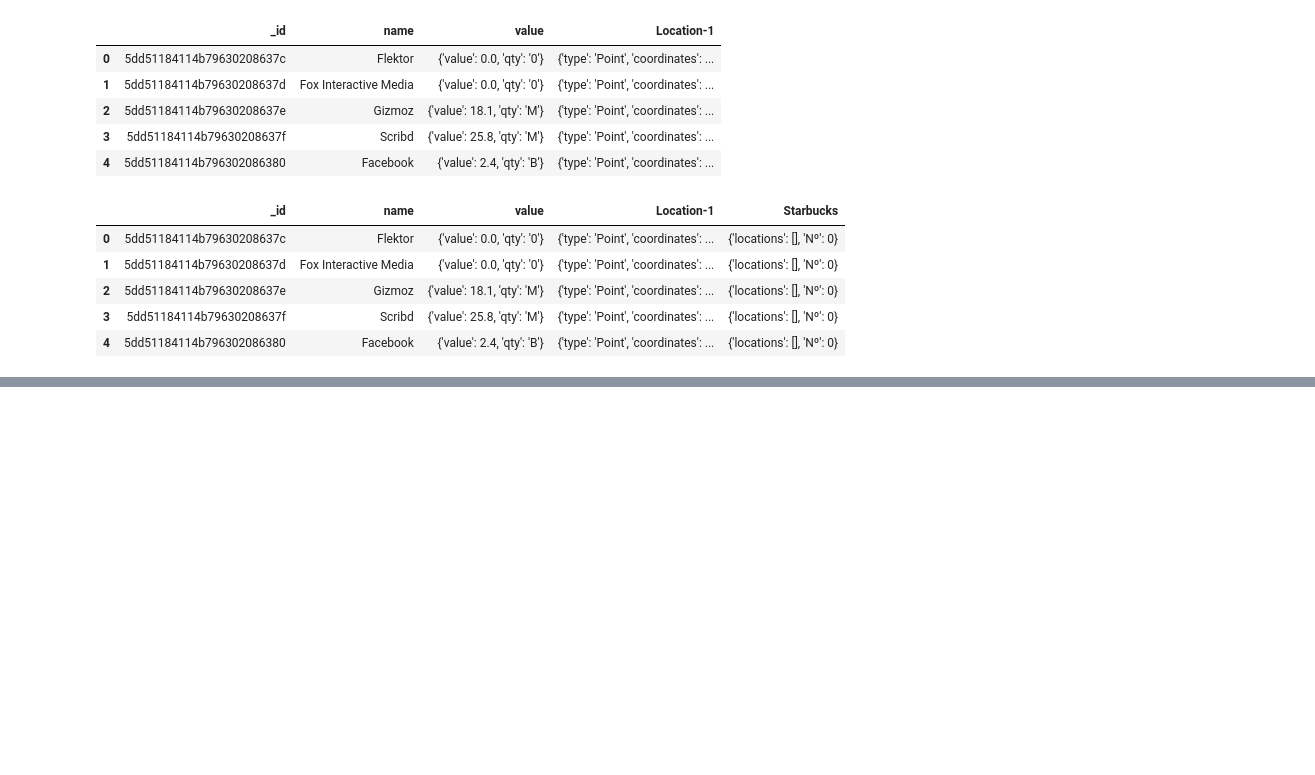
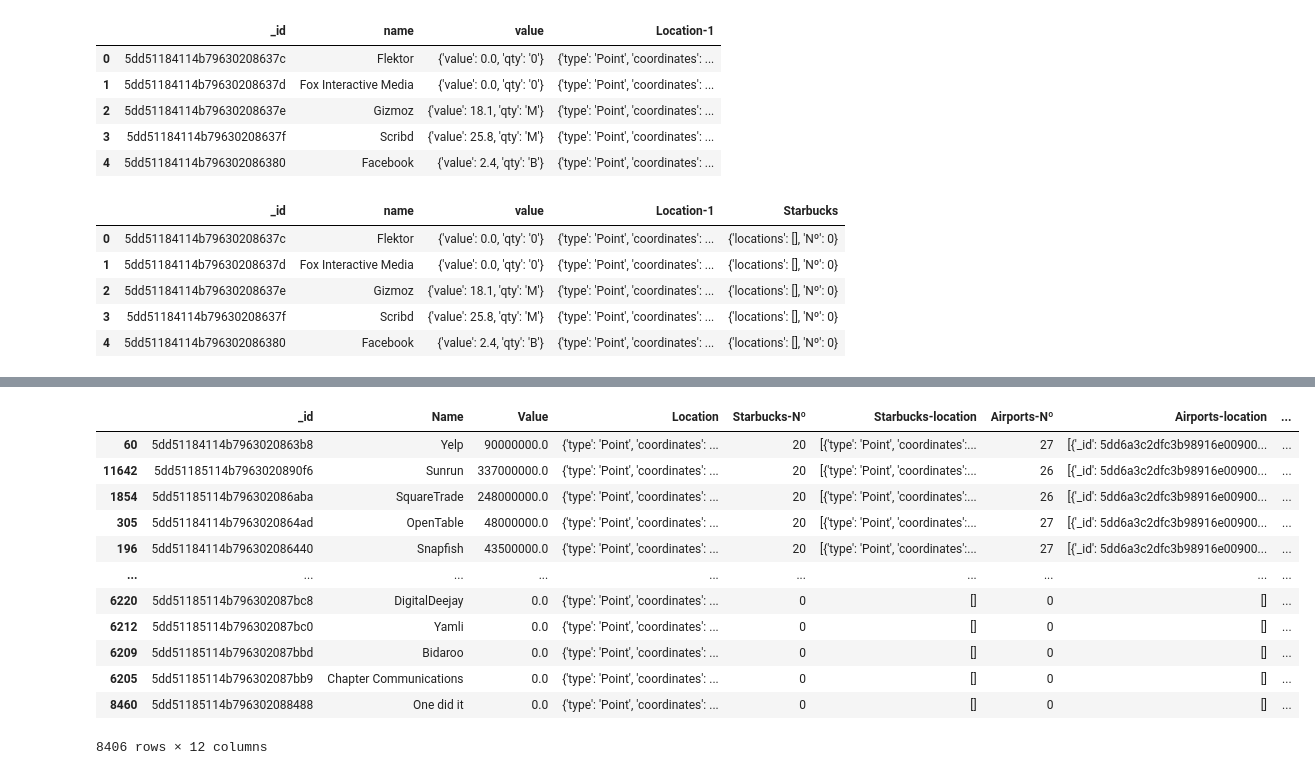
Before and after one commit to AlexMndzF/Geocoding_Project, a Jupyter notebook: test.ipynb, the cells around one changed output, grey strips where cells are left out. Drawn from its saved outputs; the diff is of its cells as text; code cells hidden in the pictures; blank space fills up the shorter version.

```diff
--- a/test.ipynb
+++ b/test.ipynb
@@ -245,0 +259,6 @@ coll_airports.create_index ([('geocode', pymongo.GEOSPHERE)])
+# %%
+nairports,location = transportloc(coll_3)
+# %%
+data['N-airports'] = nairports
+data['Location-airports'] = location
+data.head()
@@ -245,0 +272,24 @@ coll_airports.create_index ([('geocode', pymongo.GEOSPHERE)])
+# %%
+locationstarbucks = []
+numstarbucks = []
+valuelst = []
+#split Starbucks info
+for i in range(len(data['Starbucks'])):
+    locationstarbucks.append(data['Starbucks'].iloc[i]['locations'])
+    numstarbucks.append(data['Starbucks'].iloc[i]['Nº'])
+data['Starbucks-nº'] = numstarbucks
+data['Starbucks-location']  = locationstarbucks
+#split value info
+for i in range(len(data['value'])):
+    dic = {
+        'k':1000,
+        'M':1000000,
+        'B':1000000000
+    }
+    qty = data['value'].iloc[i]['qty']
+    value = float(data['value'].iloc[i]['value'])*dic.get(qty,1)
+    valuelst.append(value)
+data['val']=valuelst
+data = data[['_id','name','val','Location-1','Starbucks-nº','Starbucks-location','N-airports','Location-airports']]
+data.columns = ['_id','Name','Value','Location','Starbucks-Nº','Starbucks-location','Airports-Nº','Airports-location']
+data.head()
@@ -245,0 +303,25 @@ coll_airports.create_index ([('geocode', pymongo.GEOSPHERE)])
+# %%
+data['Value-Rank'] = data['Value'].rank(pct=True)
+data['Starbucks-Rank'] = data['Starbucks-Nº'].rank(pct=True)
+data['Airports-Rank'] = data['Airports-Nº'].rank(pct=True)
+
+rank = []
+for i in range(len(data['Value-Rank'])):
+    rank.append(data['Value-Rank'].iloc[i]*0.25+data['Starbucks-Rank'].iloc[i]*0.375+data['Airports-Rank'].iloc[i]*0.375)
+data['General-Rank'] = rank
+data = data.sort_values(by='General-Rank', ascending=False)
+data
+# %% [output]
+|  | _id | Name | Value | Location | Starbucks-Nº | Starbucks-location | Airports-Nº | Airports-location | ... |
+| 60 | 5dd51184114b7963020863b8 | Yelp | 90000000.0 | {'type': 'Point', 'coordinates': ... | 20 | [{'type': 'Point', 'coordinates':... | 27 | [{'_id': 5dd6a3c2dfc3b98916e00900... | ... |
+| 11642 | 5dd51185114b7963020890f6 | Sunrun | 337000000.0 | {'type': 'Point', 'coordinates': ... | 20 | [{'type': 'Point', 'coordinates':... | 26 | [{'_id': 5dd6a3c2dfc3b98916e00900... | ... |
+| 1854 | 5dd51185114b796302086aba | SquareTrade | 248000000.0 | {'type': 'Point', 'coordinates': ... | 20 | [{'type': 'Point', 'coordinates':... | 26 | [{'_id': 5dd6a3c2dfc3b98916e00900... | ... |
+| 305 | 5dd51184114b7963020864ad | OpenTable | 48000000.0 | {'type': 'Point', 'coordinates': ... | 20 | [{'type': 'Point', 'coordinates':... | 27 | [{'_id': 5dd6a3c2dfc3b98916e00900... | ... |
+| 196 | 5dd51184114b796302086440 | Snapfish | 43500000.0 | {'type': 'Point', 'coordinates': ... | 20 | [{'type': 'Point', 'coordinates':... | 27 | [{'_id': 5dd6a3c2dfc3b98916e00900... | ... |
+| ... | ... | ... | ... | ... | ... | ... | ... | ... | ... |
+| 6220 | 5dd51185114b796302087bc8 | DigitalDeejay | 0.0 | {'type': 'Point', 'coordinates': ... | 0 | [] | 0 | [] | ... |
+| 6212 | 5dd51185114b796302087bc0 | Yamli | 0.0 | {'type': 'Point', 'coordinates': ... | 0 | [] | 0 | [] | ... |
+| 6209 | 5dd51185114b796302087bbd | Bidaroo | 0.0 | {'type': 'Point', 'coordinates': ... | 0 | [] | 0 | [] | ... |
+| 6205 | 5dd51185114b796302087bb9 | Chapter Communications | 0.0 | {'type': 'Point', 'coordinates': ... | 0 | [] | 0 | [] | ... |
+| 8460 | 5dd51185114b796302088488 | One did it | 0.0 | {'type': 'Point', 'coordinates': ... | 0 | [] | 0 | [] | ... |
+8406 rows × 12 columns
```
Also changed, not shown: parts of 5 cells of this notebook.
